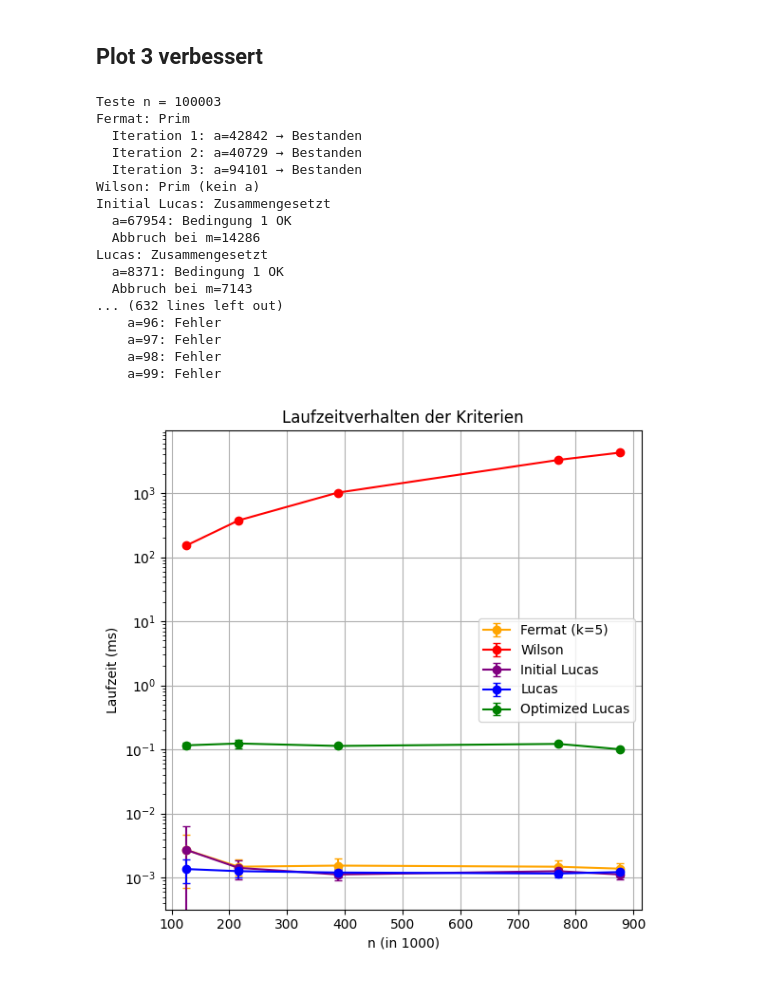
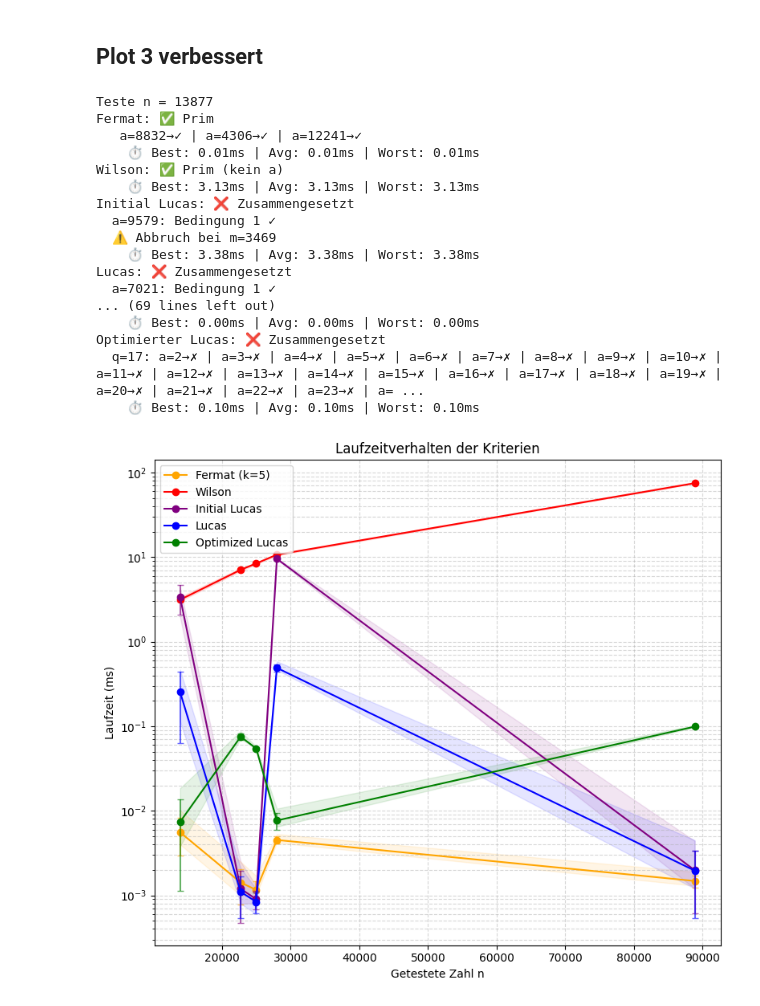
Before and after one commit to sp8cky/Primes, a Jupyter notebook: notebooks/analysis.ipynb, the cells around one changed output. Cells and saved outputs as stored; diff of their text form; code cells hidden in the pictures.

Commit message:
new plot + worst/best/avg berechnung

```diff
--- a/notebooks/analysis.ipynb
+++ b/notebooks/analysis.ipynb
@@ -94,55 +94,66 @@ plot_runtime(
 from src.primality.criteria import *
 from src.primality.tests import *
 from src.primality.criteriaProtocoll import *
 from src.analysis.timing import measure_runtime
 from src.analysis.plot import plot_runtime
 from src.analysis.dataset import *
 import random
+from sympy import isprime, primerange
 
-# Input 50 random numbers between 100,000 and 1,000,000
-random.seed(42)  # Für Reproduzierbarkeit
-numbers = sorted(random.sample(range(100_000, 1_000_000), 5))
+# Input n random numbers between 100,000 and 1,000,000 from a mix of primes and composites
+def generate_numbers(n, start=10_000, end=100_000):
+    p = random.sample(list(primerange(start, end)), n)
+    c = random.sample([x for x in range(start, end) if not isprime(x)], n)
+    return random.sample(p + c, n)
+
+random.seed(42)
+numbers_list = generate_numbers(5)
+numbers = sorted(numbers_list)
+
 
 # Measure criteria runtimes
 fermat_times = measure_runtime(lambda n: fermat_criterion(n, 5), numbers, "Fermat (k=5)", repeat=5)
 wilson_times = measure_runtime(wilson_criterion, numbers, "Wilson", repeat=5)
 initial_lucas_times = measure_runtime(initial_lucas_test, numbers, "Initial Lucas", repeat=5)
 lucas_times = measure_runtime(lucas_test, numbers, "Lucas", repeat=5)
 optimized_lucas_times = measure_runtime(optimized_lucas_test, numbers, "Optimized Lucas", repeat=5)
 
 # save results
 save_json(fermat_times, get_timestamped_filename("criteria", "json"))
 export_to_csv(fermat_times, get_timestamped_filename("criteria", "csv"))
 
 # protocoll
-criteria_protocoll(numbers)
+datasets = {"Fermat (k=5)": fermat_times,"Wilson": wilson_times,"Initial Lucas": initial_lucas_times,"Lucas": lucas_times,"Optimized Lucas": optimized_lucas_times}
+criteria_protocoll(numbers, datasets)
 
 # create datasets for plotting
 datasets = [fermat_times, wilson_times, initial_lucas_times, lucas_times, optimized_lucas_times]
 n_values = [[entry["n"] for entry in data] for data in datasets]
+std_devs = [[entry["std_dev"] for entry in data] for data in datasets]
+best_times = [[entry["best_time"] for entry in data] for data in datasets]
+worst_times = [[entry["worst_time"] for entry in data] for data in datasets]
 avg_times = [[entry["avg_time"] for entry in data] for data in datasets]
-std_devs = [[entry["std_dev"] for entry in data] for data in datasets]
+colors = ["orange", "red", "purple", "blue", "green"]
 labels = [data[0]["label"] for data in datasets]
 
 # Plot
-colors = ["orange", "red", "purple", "blue", "green"]
-plot_runtime(n_lists=n_values, time_lists=avg_times, std_lists=std_devs, labels=labels, colors=colors, figsize=(6,6))
+plot_runtime(n_lists=n_values, time_lists=avg_times, std_lists=std_devs, best_lists=best_times, worst_lists=worst_times, labels=labels, colors=colors, figsize=(8, 7))
 # %% [output]
-Teste n = 100003
-Fermat: Prim
-  Iteration 1: a=42842 → Bestanden
-  Iteration 2: a=40729 → Bestanden
-  Iteration 3: a=94101 → Bestanden
-Wilson: Prim (kein a)
-Initial Lucas: Zusammengesetzt
-  a=67954: Bedingung 1 OK
-  Abbruch bei m=14286
-Lucas: Zusammengesetzt
-  a=8371: Bedingung 1 OK
-  Abbruch bei m=7143
-... (632 lines left out)
-    a=96: Fehler
-    a=97: Fehler
-    a=98: Fehler
-    a=99: Fehler
+Teste n = 13877
+Fermat: ✅ Prim
+   a=8832→✓ | a=4306→✓ | a=12241→✓
+    ⏱ Best: 0.01ms | Avg: 0.01ms | Worst: 0.01ms
+Wilson: ✅ Prim (kein a)
+    ⏱ Best: 3.13ms | Avg: 3.13ms | Worst: 3.13ms
+Initial Lucas: ❌ Zusammengesetzt
+  a=9579: Bedingung 1 ✓
+  ⚠️ Abbruch bei m=3469
+    ⏱ Best: 3.38ms | Avg: 3.38ms | Worst: 3.38ms
+Lucas: ❌ Zusammengesetzt
+  a=7021: Bedingung 1 ✓
+... (69 lines left out)
+    ⏱ Best: 0.00ms | Avg: 0.00ms | Worst: 0.00ms
+Optimierter Lucas: ❌ Zusammengesetzt
+  q=17: a=2→✗ | a=3→✗ | a=4→✗ | a=5→✗ | a=6→✗ | a=7→✗ | a=8→✗ | a=9→✗ | a=10→✗ | a=11→✗ | a=12→✗ | a=13→✗ | a=14→✗ | a=15→✗ | a=16→✗ | a=17→✗ | a=18→✗ | a=19→✗ | a=20→✗ | a=21→✗ | a=22→✗ | a=23→✗ | a= ...
+    ⏱ Best: 0.10ms | Avg: 0.10ms | Worst: 0.10ms
-[figure, old version]
+[figure, new version]
```
Also changed, not shown: parts of 1 cell of this notebook, 23 other files.
